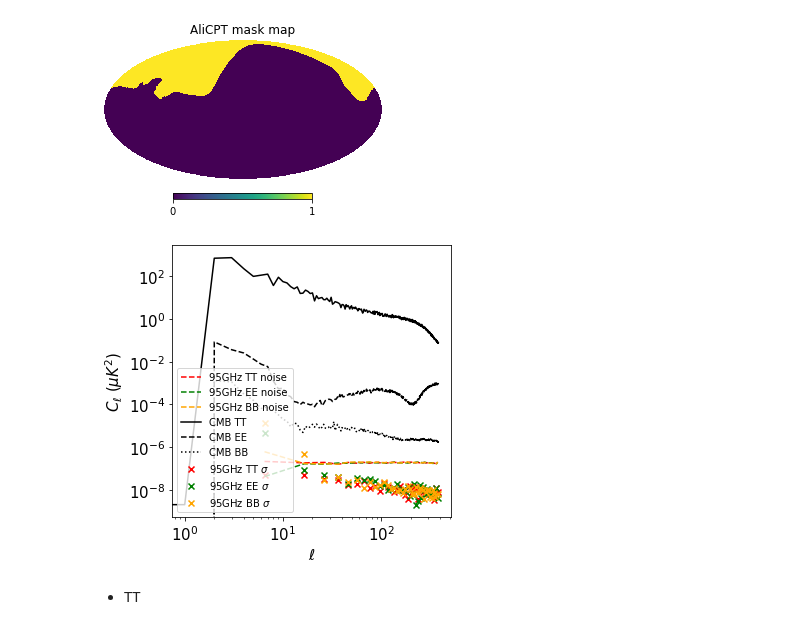
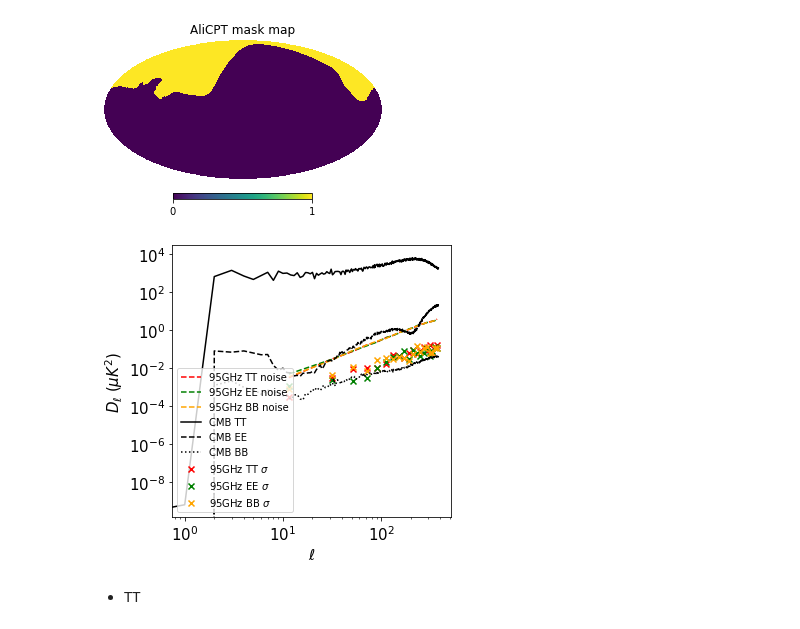
Before and after one commit to gioacchinowang/afra, a Jupyter notebook: tutorials/tutorial04.ipynb, the cells around one changed output. Saved outputs shown, nothing was run; the diff lists cells and outputs as text; code cells hidden in the pictures.

```diff
--- a/tutorials/tutorial04.ipynb
+++ b/tutorials/tutorial04.ipynb
@@ -25,7 +25,7 @@ map150 = hp.read_map('./data/TQU_150GHz_r7.fits',field=[0,1,2],dtype=np.float64,
 map353 = hp.read_map('./data/TQU_353GHz_r7.fits',field=[0,1,2],dtype=np.float64,verbose=0)
 mapcmb = hp.read_map('./data/TQU_CMB_r7.fits',field=[0,1,2],dtype=np.float64,verbose=0)
 
-NSCAL = 1.e-3
+NSCAL = 1.
 vmap30 = hp.read_map('./data/TQU_var_30GHz_r7.fits',field=[0,1,2],dtype=np.float64,verbose=0)*NSCAL
 vmap95 = hp.read_map('./data/TQU_var_95GHz_r7.fits',field=[0,1,2],dtype=np.float64,verbose=0)*NSCAL
 vmap150 = hp.read_map('./data/TQU_var_150GHz_r7.fits',field=[0,1,2],dtype=np.float64,verbose=0)*NSCAL
@@ -45,9 +45,9 @@ hp.mollview(mask,title='AliCPT mask map',hold=True)
 [figure]
 # %%
 RESAMP = 5  # size of resampling
-BINNING = 10
+BINNING = 20
 NPIX = 12*NSIDE**2
-est = ap.pstimator(nside=NSIDE, mask=mask.reshape(1,-1), aposcale=1.0, psbin=BINNING)
+est = ap.pstimator(nside=NSIDE, mask=mask.reshape(1,-1), aposcale=5.0, psbin=BINNING)
 auto_cmb = est.auto_t(mapcmb[0].reshape(1,-1))
 Nell = len(auto_cmb[0])
 
@@ -78,38 +78,38 @@ fig,ax = matplotlib.pyplot.subplots(figsize=(5,5))
 ax.plot(auto_cmb[0],auto_n95[0],
         color='red',linestyle='--',label='95GHz TT noise')
 ax.scatter(auto_cmb[0],sigma_n95[0],
           color='red',marker='x',label='95GHz TT $\sigma$')
 
 ax.plot(auto_cmb[0],auto_n95[1],
         color='green',linestyle='--',label='95GHz EE noise')
 ax.scatter(auto_cmb[0],sigma_n95[1],
           color='green',marker='x',label='95GHz EE $\sigma$')
 
 ax.plot(auto_cmb[0],auto_n95[2],
         color='orange',linestyle='--',label='95GHz BB noise')
 ax.scatter(auto_cmb[0],sigma_n95[2],
           color='orange',marker='x',label='95GHz BB $\sigma$')
 
 cmb_cl = hp.anafast(mapcmb)
 ell = np.arange(len(cmb_cl[0]))
-ax.plot(cmb_cl[0],
+ax.plot(cmb_cl[0]*0.5*ell*(ell+1)/np.pi,
         color='black',linestyle='-',label=r'CMB TT')
-ax.plot(cmb_cl[1],
+ax.plot(cmb_cl[1]*0.5*ell*(ell+1)/np.pi,
         color='black',linestyle='--',label=r'CMB EE')
-ax.plot(cmb_cl[2],
+ax.plot(cmb_cl[2]*0.5*ell*(ell+1)/np.pi,
         color='black',linestyle=':',label=r'CMB BB')
 
 ax.set_yscale('log')
 ax.set_xscale('log')
 ax.legend(loc=3)
 ax.set_xlabel(r'$\ell$',fontsize=15)
-ax.set_ylabel(r'$C_\ell$ ($\mu K^2$)',fontsize=15)
+ax.set_ylabel(r'$D_\ell$ ($\mu K^2$)',fontsize=15)
 ax.tick_params(axis='both', labelsize=15)
 #ax.set_ylim((1.e-7,1.e7))
 ax.set_yscale('log')
 ax.set_xscale('log')
 # %% [output]
-[figure, old version]
+[figure, new version]
 # %% [markdown]
 - TT
 # %%
```
Also changed, not shown: parts of 3 cells of this notebook, 8 other files.
